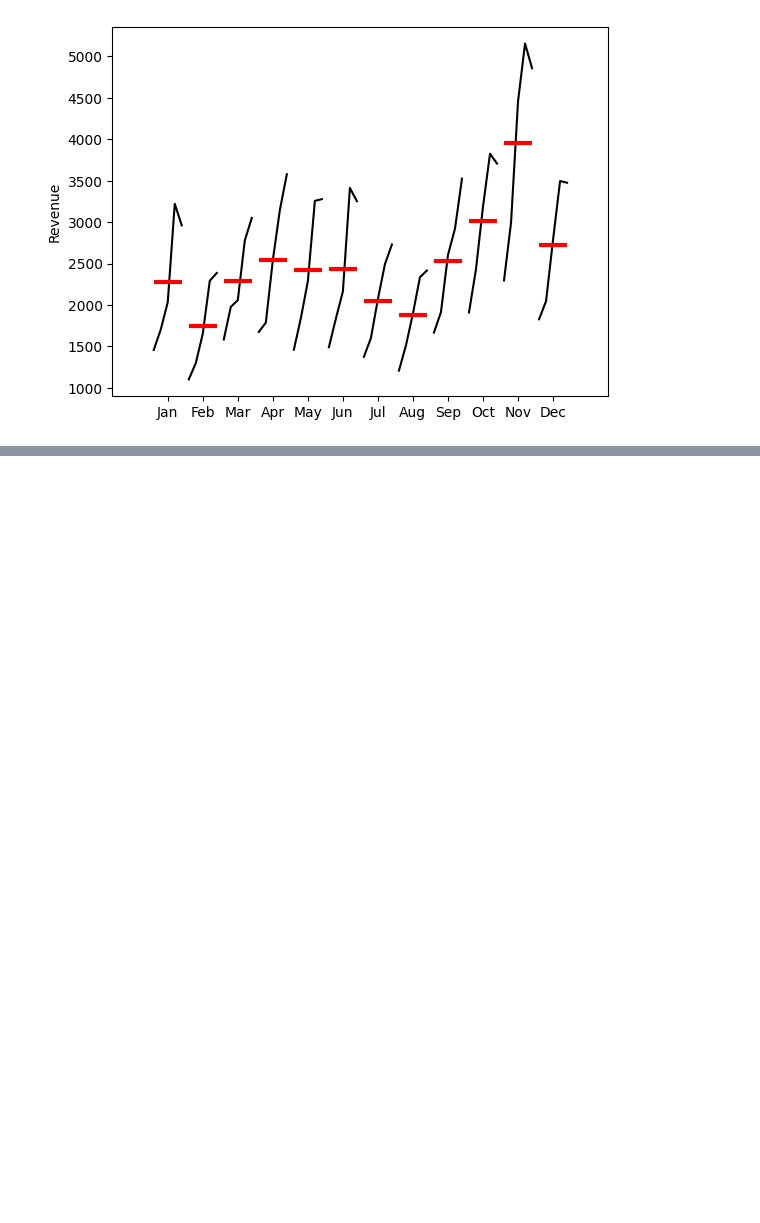
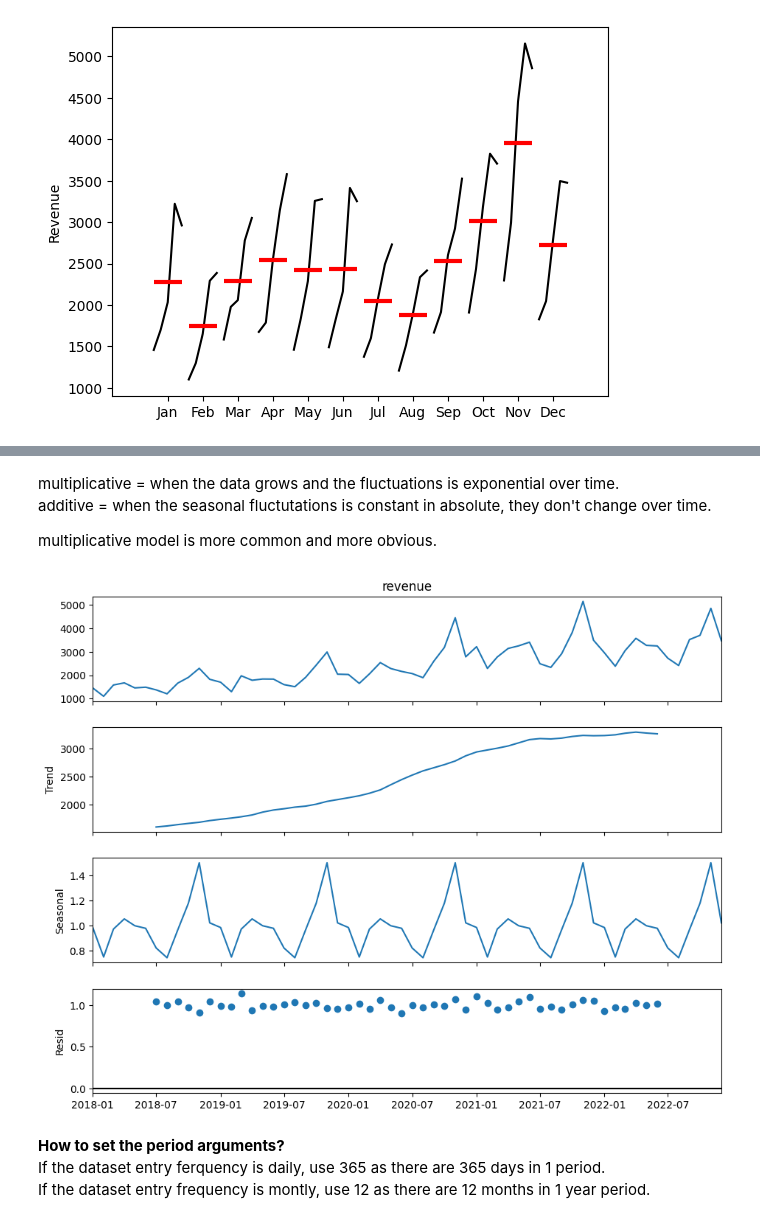
Before and after one commit to ReinerJasin/learn_time_series, a Jupyter notebook: project/intro.ipynb, the cells around one changed output, grey strips where cells are left out. Cells and saved outputs as stored; diff of their text form; code cells hidden in the pictures; blank space fills up the shorter version.

```diff
--- a/project/intro.ipynb
+++ b/project/intro.ipynb
@@ -348,0 +360,18 @@ plt.show()
+# %% [markdown]
+multiplicative = when the data grows and the fluctuations is exponential over time. <br />
+additive = when the seasonal fluctutations is constant in absolute, they don't change over time.
+
+multiplicative model is more common and more obvious.
+# %%
+# Seasonal Decomposition Plots for Chocolate Revenue Data
+decomposition = seasonal_decompose(data_choco['revenue'], model='multiplicative', period=12)
+
+fig = decomposition.plot()
+fig.set_size_inches(10, 8)
+plt.show()
+# %% [output]
+[figure, added]
+# %% [markdown]
+**How to set the period arguments?** <br />
+If the dataset entry ferquency is daily, use 365 as there are 365 days in 1 period.<br />
+If the dataset entry frequency is montly, use 12 as there are 12 months in 1 year period.
```
Also changed, not shown: parts of 5 cells of this notebook.
